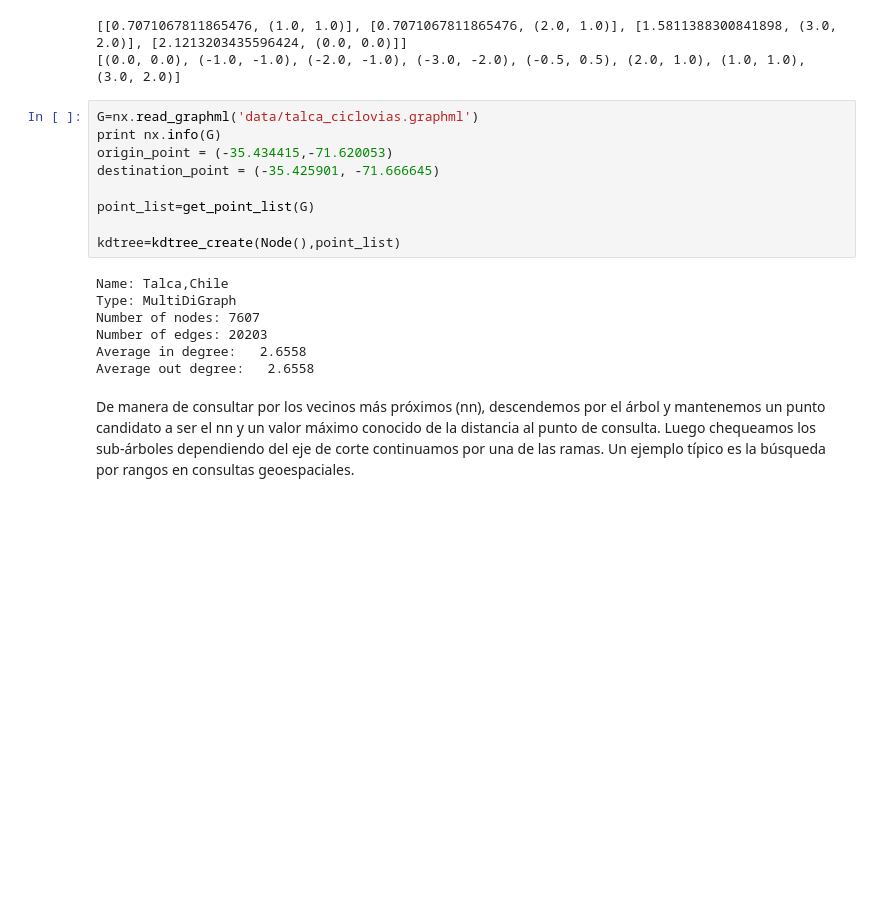
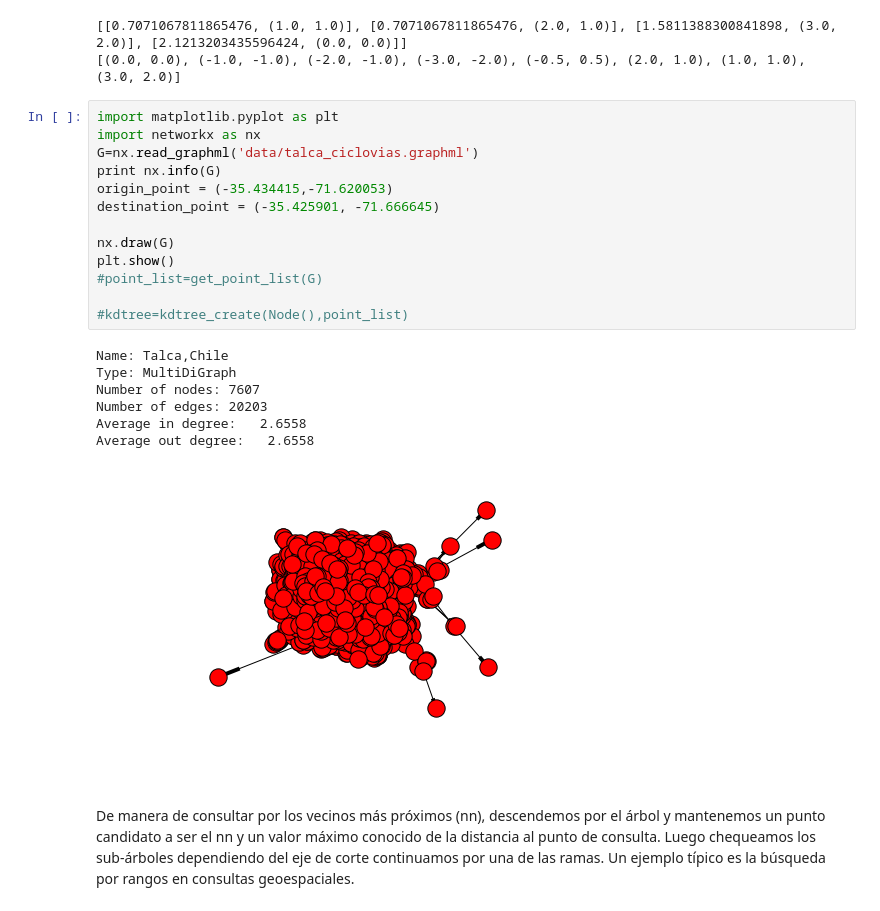
Before and after one commit to sherna90/matematicas_discretas, a Jupyter notebook: 6.-arboles_binarios.ipynb, the cells around one changed output. Saved outputs shown, nothing was run; the diff lists cells and outputs as text; blank space fills up the shorter version.

```diff
--- a/6.-arboles_binarios.ipynb
+++ b/6.-arboles_binarios.ipynb
@@ -146,21 +146,26 @@ print range_path
 [[0.7071067811865476, (1.0, 1.0)], [0.7071067811865476, (2.0, 1.0)], [1.5811388300841898, (3.0, 2.0)], [2.1213203435596424, (0.0, 0.0)]]
 [(0.0, 0.0), (-1.0, -1.0), (-2.0, -1.0), (-3.0, -2.0), (-0.5, 0.5), (2.0, 1.0), (1.0, 1.0), (3.0, 2.0)]
 # %%
+import matplotlib.pyplot as plt
+import networkx as nx
 G=nx.read_graphml('data/talca_ciclovias.graphml')
 print nx.info(G)
 origin_point = (-35.434415,-71.620053)
 destination_point = (-35.425901, -71.666645)
 
-point_list=get_point_list(G)
+nx.draw(G)
+plt.show()
+#point_list=get_point_list(G)
 
-kdtree=kdtree_create(Node(),point_list)
+#kdtree=kdtree_create(Node(),point_list)
 # %% [output]
 Name: Talca,Chile
 Type: MultiDiGraph
 Number of nodes: 7607
 Number of edges: 20203
 Average in degree:   2.6558
 Average out degree:   2.6558
+[figure, added]
 # %% [markdown]
 De manera de consultar por los vecinos más próximos (nn), descendemos por el árbol y
 mantenemos un punto candidato a ser el nn y un valor máximo conocido de la distancia
```
Also changed, not shown: 1 other file.
